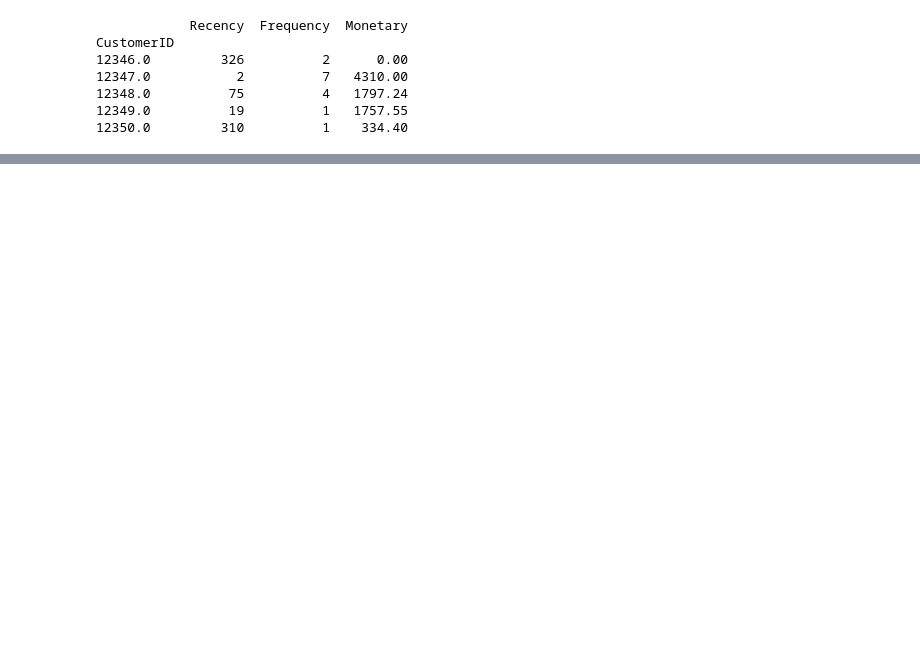
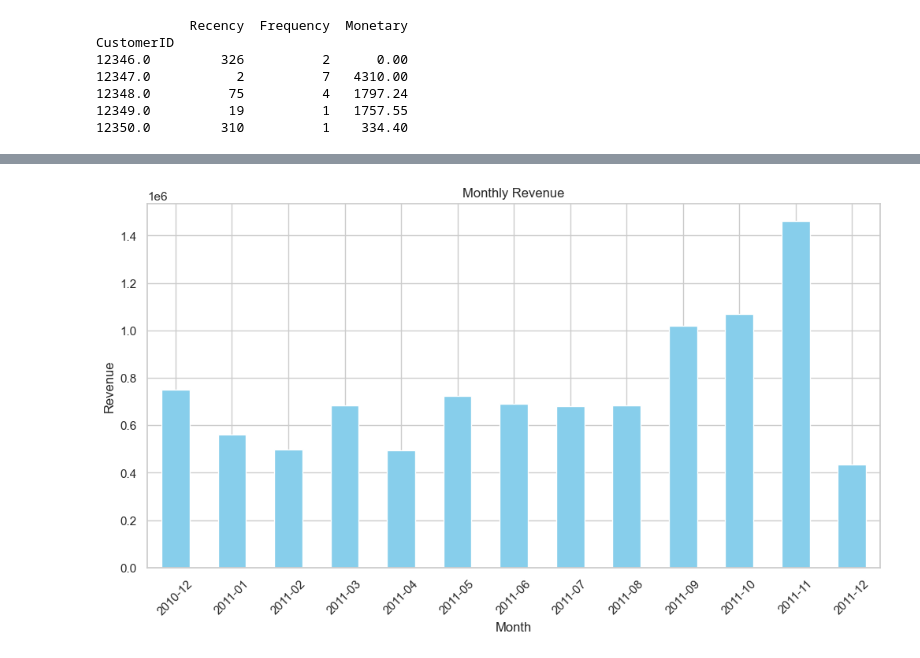
Before and after one commit to amritanshu1968-wq/data-implementation, a Jupyter notebook: Retail_Analysis.ipynb, the cells around one changed output, grey strips where cells are left out. Cells and saved outputs as stored; diff of their text form; code cells hidden in the pictures; blank space fills up the shorter version.

```diff
--- a/Retail_Analysis.ipynb
+++ b/Retail_Analysis.ipynb
@@ -488,0 +670,17 @@ CustomerID
+# %%
+#top 10 monthly revenue chart
+plt.figure(figsize=(12,6))
+
+monthly_sales.plot(kind="bar", color="skyblue")
+
+plt.title("Monthly Revenue")
+
+plt.xlabel("Month")
+
+plt.ylabel("Revenue")
+
+plt.xticks(rotation=45)
+
+plt.show()
+# %% [output]
+[figure, added]
```
Also changed, not shown: parts of 9 cells of this notebook.
